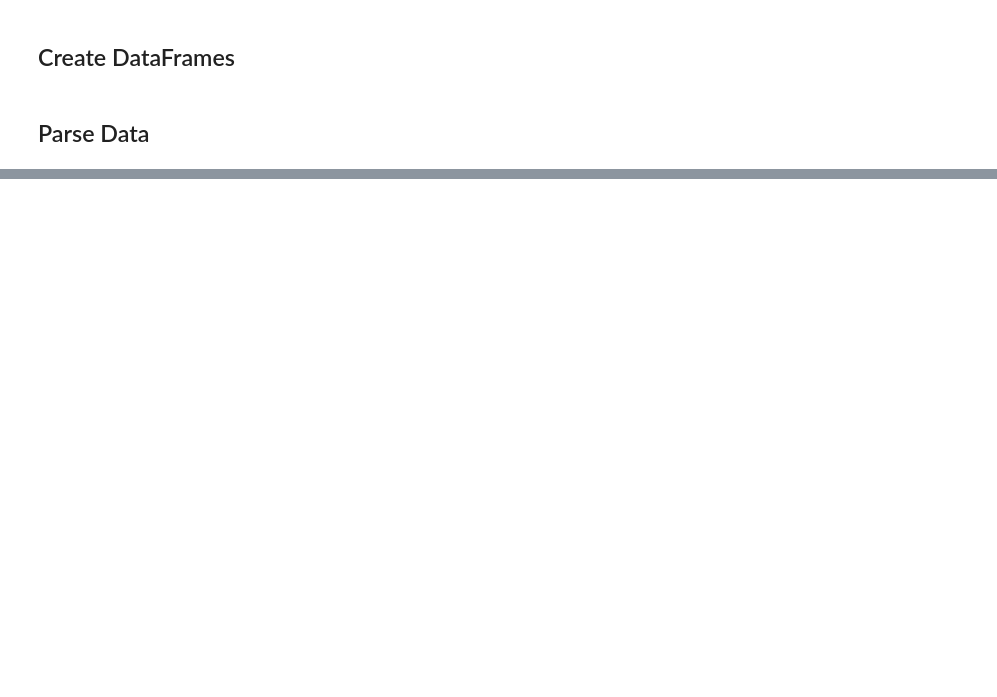
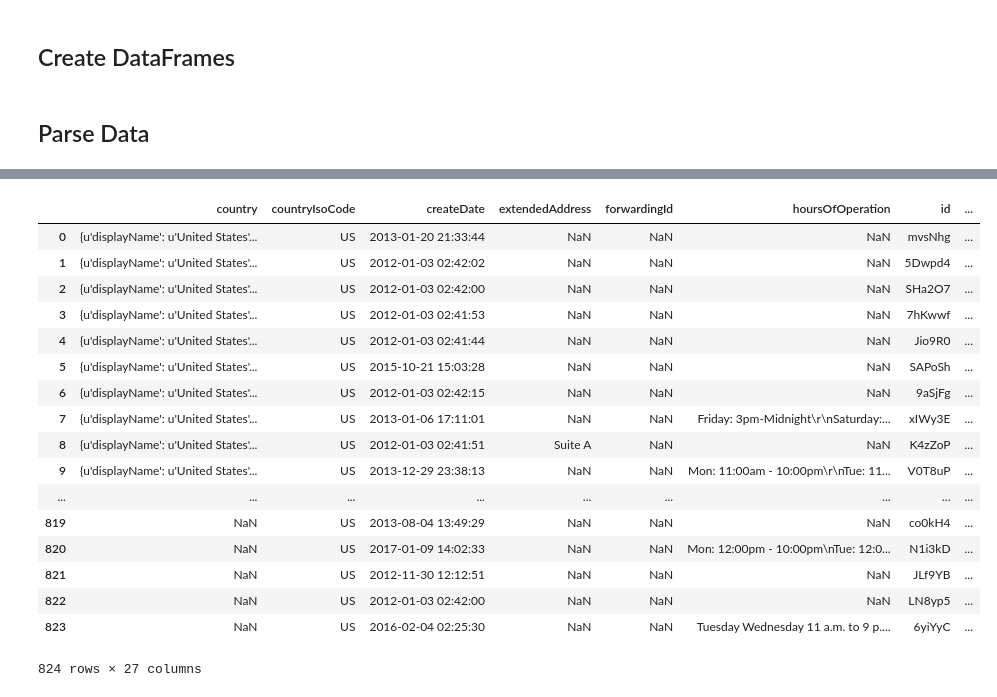
Before and after one commit to rohan-thakur1/capstone_brewing, a Jupyter notebook: notebooks/develop/2017-07-06-brewery-db-parse-data/2017-07-06-pjr-brewery-db-parse-data.ipynb, the cells around one changed output, grey strips where cells are left out. Drawn from its saved outputs; the diff is of its cells as text; code cells hidden in the pictures; blank space fills up the shorter version.

```diff
--- a/notebooks/develop/2017-07-06-brewery-db-parse-data/2017-07-06-pjr-brewery-db-parse-data.ipynb
+++ b/notebooks/develop/2017-07-06-brewery-db-parse-data/2017-07-06-pjr-brewery-db-parse-data.ipynb
@@ -793,6 +794,6 @@ images = pd.DataFrame(columns=columns)
 # %%
 # create locations dataframe
-columns = [str(k) for k in obj['breweries'][0]['locations'][0].keys() if str(k) not in ['country']]
+columns = [k for k in obj[u'breweries'][0][u'locations'][0].keys() if str(k) not in ['country']]
 locations = pd.DataFrame(columns=columns)
 # %%
 # create countries dataframe
@@ -922,0 +1062,21 @@ def parse_data(i, q):
+# %%
+locations.head(10000)
+# %% [output]
+|  | country | countryIsoCode | createDate | extendedAddress | forwardingId | hoursOfOperation | id | ... |
+| 0 | {u'displayName': u'United States'... | US | 2013-01-20 21:33:44 | NaN | NaN | NaN | mvsNhg | ... |
+| 1 | {u'displayName': u'United States'... | US | 2012-01-03 02:42:02 | NaN | NaN | NaN | 5Dwpd4 | ... |
+| 2 | {u'displayName': u'United States'... | US | 2012-01-03 02:42:00 | NaN | NaN | NaN | SHa2O7 | ... |
+| 3 | {u'displayName': u'United States'... | US | 2012-01-03 02:41:53 | NaN | NaN | NaN | 7hKwwf | ... |
+| 4 | {u'displayName': u'United States'... | US | 2012-01-03 02:41:44 | NaN | NaN | NaN | Jio9R0 | ... |
+| 5 | {u'displayName': u'United States'... | US | 2015-10-21 15:03:28 | NaN | NaN | NaN | SAPoSh | ... |
+| 6 | {u'displayName': u'United States'... | US | 2012-01-03 02:42:15 | NaN | NaN | NaN | 9aSjFg | ... |
+| 7 | {u'displayName': u'United States'... | US | 2013-01-06 17:11:01 | NaN | NaN | Friday: 3pm-Midnight\r\nSaturday:... | xIWy3E | ... |
+| 8 | {u'displayName': u'United States'... | US | 2012-01-03 02:41:51 | Suite A | NaN | NaN | K4zZoP | ... |
+| 9 | {u'displayName': u'United States'... | US | 2013-12-29 23:38:13 | NaN | NaN | Mon: 11:00am - 10:00pm\r\nTue: 11... | V0T8uP | ... |
+| ... | ... | ... | ... | ... | ... | ... | ... | ... |
+| 819 | NaN | US | 2013-08-04 13:49:29 | NaN | NaN | NaN | co0kH4 | ... |
+| 820 | NaN | US | 2017-01-09 14:02:33 | NaN | NaN | Mon: 12:00pm - 10:00pm\nTue: 12:0... | N1i3kD | ... |
+| 821 | NaN | US | 2012-11-30 12:12:51 | NaN | NaN | NaN | JLf9YB | ... |
+| 822 | NaN | US | 2012-01-03 02:42:00 | NaN | NaN | NaN | LN8yp5 | ... |
+| 823 | NaN | US | 2016-02-04 02:25:30 | NaN | NaN | Tuesday Wednesday 11 a.m. to 9 p.... | 6yiYyC | ... |
+824 rows × 27 columns
```
Also changed, not shown: parts of 14 cells of this notebook, 2 other files.
